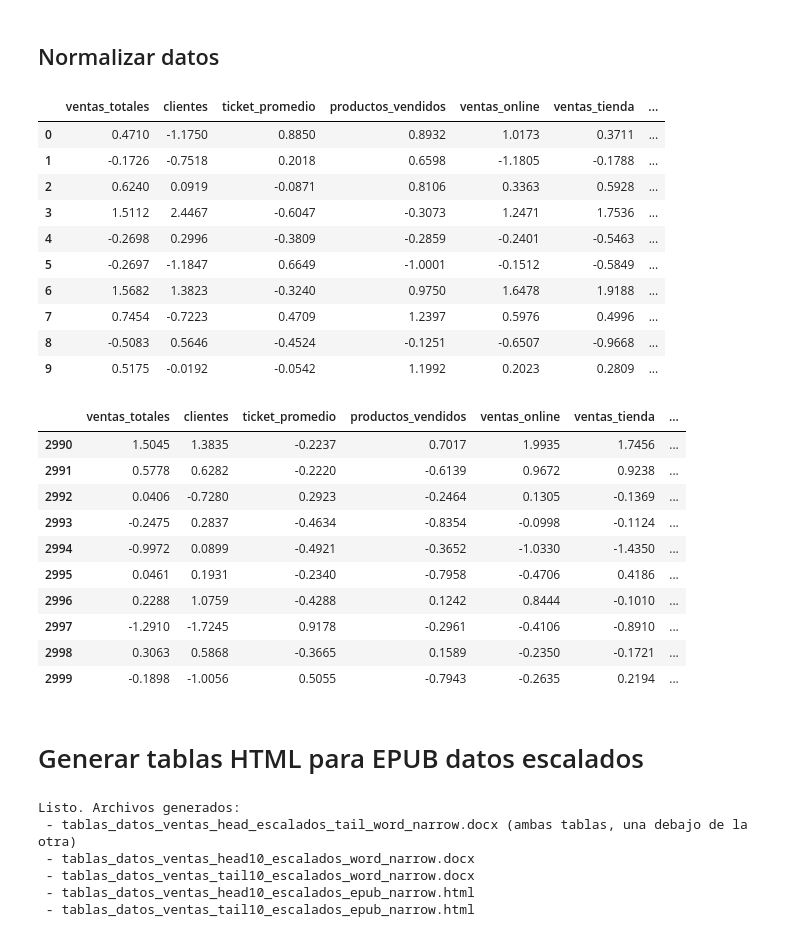
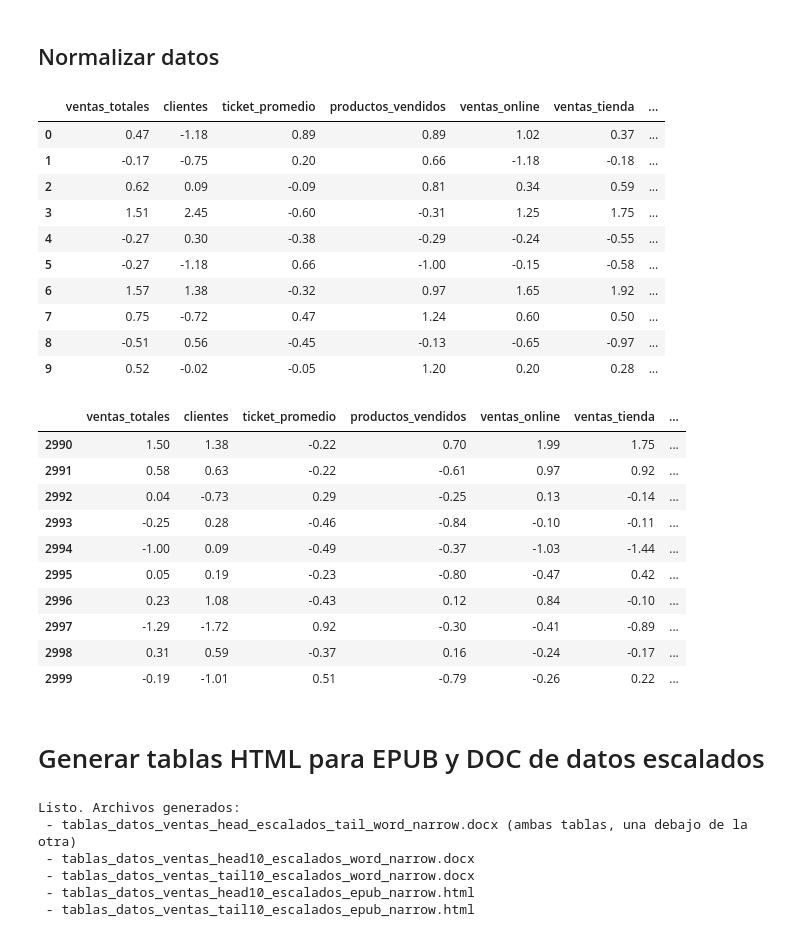
Before and after one commit to rpizarrog/machine_learning_r_python_casos_de_estudio, a Jupyter notebook: notebook_Python/pca_dataset_ventas.ipynb, the cells around one changed output. Cells and saved outputs as stored; diff of their text form; code cells hidden in the pictures.

```diff
--- a/notebook_Python/pca_dataset_ventas.ipynb
+++ b/notebook_Python/pca_dataset_ventas.ipynb
@@ -409,39 +409,39 @@ scaler = StandardScaler()
 datos_escalados = datos.copy()
 datos_escalados[variables_numericas] = scaler.fit_transform(datos[variables_numericas])
 # %%
-np.round(datos_escalados, 4).head(10)
-head10 = np.round(datos_escalados, 4).head(10)
+np.round(datos_escalados, 2).head(10)
+head10 = np.round(datos_escalados, 2).head(10)
 head10
 # %% [output]
 |  | ventas_totales | clientes | ticket_promedio | productos_vendidos | ventas_online | ventas_tienda | ... |
-| 0 | 0.4710 | -1.1750 | 0.8850 | 0.8932 | 1.0173 | 0.3711 | ... |
-| 1 | -0.1726 | -0.7518 | 0.2018 | 0.6598 | -1.1805 | -0.1788 | ... |
-| 2 | 0.6240 | 0.0919 | -0.0871 | 0.8106 | 0.3363 | 0.5928 | ... |
-| 3 | 1.5112 | 2.4467 | -0.6047 | -0.3073 | 1.2471 | 1.7536 | ... |
-| 4 | -0.2698 | 0.2996 | -0.3809 | -0.2859 | -0.2401 | -0.5463 | ... |
-| 5 | -0.2697 | -1.1847 | 0.6649 | -1.0001 | -0.1512 | -0.5849 | ... |
-| 6 | 1.5682 | 1.3823 | -0.3240 | 0.9750 | 1.6478 | 1.9188 | ... |
-| 7 | 0.7454 | -0.7223 | 0.4709 | 1.2397 | 0.5976 | 0.4996 | ... |
-| 8 | -0.5083 | 0.5646 | -0.4524 | -0.1251 | -0.6507 | -0.9668 | ... |
-| 9 | 0.5175 | -0.0192 | -0.0542 | 1.1992 | 0.2023 | 0.2809 | ... |
+| 0 | 0.47 | -1.18 | 0.89 | 0.89 | 1.02 | 0.37 | ... |
+| 1 | -0.17 | -0.75 | 0.20 | 0.66 | -1.18 | -0.18 | ... |
+| 2 | 0.62 | 0.09 | -0.09 | 0.81 | 0.34 | 0.59 | ... |
+| 3 | 1.51 | 2.45 | -0.60 | -0.31 | 1.25 | 1.75 | ... |
+| 4 | -0.27 | 0.30 | -0.38 | -0.29 | -0.24 | -0.55 | ... |
+| 5 | -0.27 | -1.18 | 0.66 | -1.00 | -0.15 | -0.58 | ... |
+| 6 | 1.57 | 1.38 | -0.32 | 0.97 | 1.65 | 1.92 | ... |
+| 7 | 0.75 | -0.72 | 0.47 | 1.24 | 0.60 | 0.50 | ... |
+| 8 | -0.51 | 0.56 | -0.45 | -0.13 | -0.65 | -0.97 | ... |
+| 9 | 0.52 | -0.02 | -0.05 | 1.20 | 0.20 | 0.28 | ... |
 # %%
-np.round(datos_escalados, 4).tail(10)
-tail10 = np.round(datos_escalados, 4).tail(10)
+np.round(datos_escalados, 2).tail(10)
+tail10 = np.round(datos_escalados, 2).tail(10)
 tail10
 # %% [output]
 |  | ventas_totales | clientes | ticket_promedio | productos_vendidos | ventas_online | ventas_tienda | ... |
-| 2990 | 1.5045 | 1.3835 | -0.2237 | 0.7017 | 1.9935 | 1.7456 | ... |
-| 2991 | 0.5778 | 0.6282 | -0.2220 | -0.6139 | 0.9672 | 0.9238 | ... |
-| 2992 | 0.0406 | -0.7280 | 0.2923 | -0.2464 | 0.1305 | -0.1369 | ... |
-| 2993 | -0.2475 | 0.2837 | -0.4634 | -0.8354 | -0.0998 | -0.1124 | ... |
-| 2994 | -0.9972 | 0.0899 | -0.4921 | -0.3652 | -1.0330 | -1.4350 | ... |
-| 2995 | 0.0461 | 0.1931 | -0.2340 | -0.7958 | -0.4706 | 0.4186 | ... |
-| 2996 | 0.2288 | 1.0759 | -0.4288 | 0.1242 | 0.8444 | -0.1010 | ... |
-| 2997 | -1.2910 | -1.7245 | 0.9178 | -0.2961 | -0.4106 | -0.8910 | ... |
-| 2998 | 0.3063 | 0.5868 | -0.3665 | 0.1589 | -0.2350 | -0.1721 | ... |
-| 2999 | -0.1898 | -1.0056 | 0.5055 | -0.7943 | -0.2635 | 0.2194 | ... |
+| 2990 | 1.50 | 1.38 | -0.22 | 0.70 | 1.99 | 1.75 | ... |
+| 2991 | 0.58 | 0.63 | -0.22 | -0.61 | 0.97 | 0.92 | ... |
+| 2992 | 0.04 | -0.73 | 0.29 | -0.25 | 0.13 | -0.14 | ... |
+| 2993 | -0.25 | 0.28 | -0.46 | -0.84 | -0.10 | -0.11 | ... |
+| 2994 | -1.00 | 0.09 | -0.49 | -0.37 | -1.03 | -1.44 | ... |
+| 2995 | 0.05 | 0.19 | -0.23 | -0.80 | -0.47 | 0.42 | ... |
+| 2996 | 0.23 | 1.08 | -0.43 | 0.12 | 0.84 | -0.10 | ... |
+| 2997 | -1.29 | -1.72 | 0.92 | -0.30 | -0.41 | -0.89 | ... |
+| 2998 | 0.31 | 0.59 | -0.37 | 0.16 | -0.24 | -0.17 | ... |
+| 2999 | -0.19 | -1.01 | 0.51 | -0.79 | -0.26 | 0.22 | ... |
 # %% [markdown]
-# Generar tablas HTML para EPUB datos escalados
+# Generar tablas HTML para EPUB y DOC de datos escalados
 # %%
 # ====== EJECUCIÓN ======
 export_docx_narrow(
```
Also changed, not shown: parts of 2 cells of this notebook.
